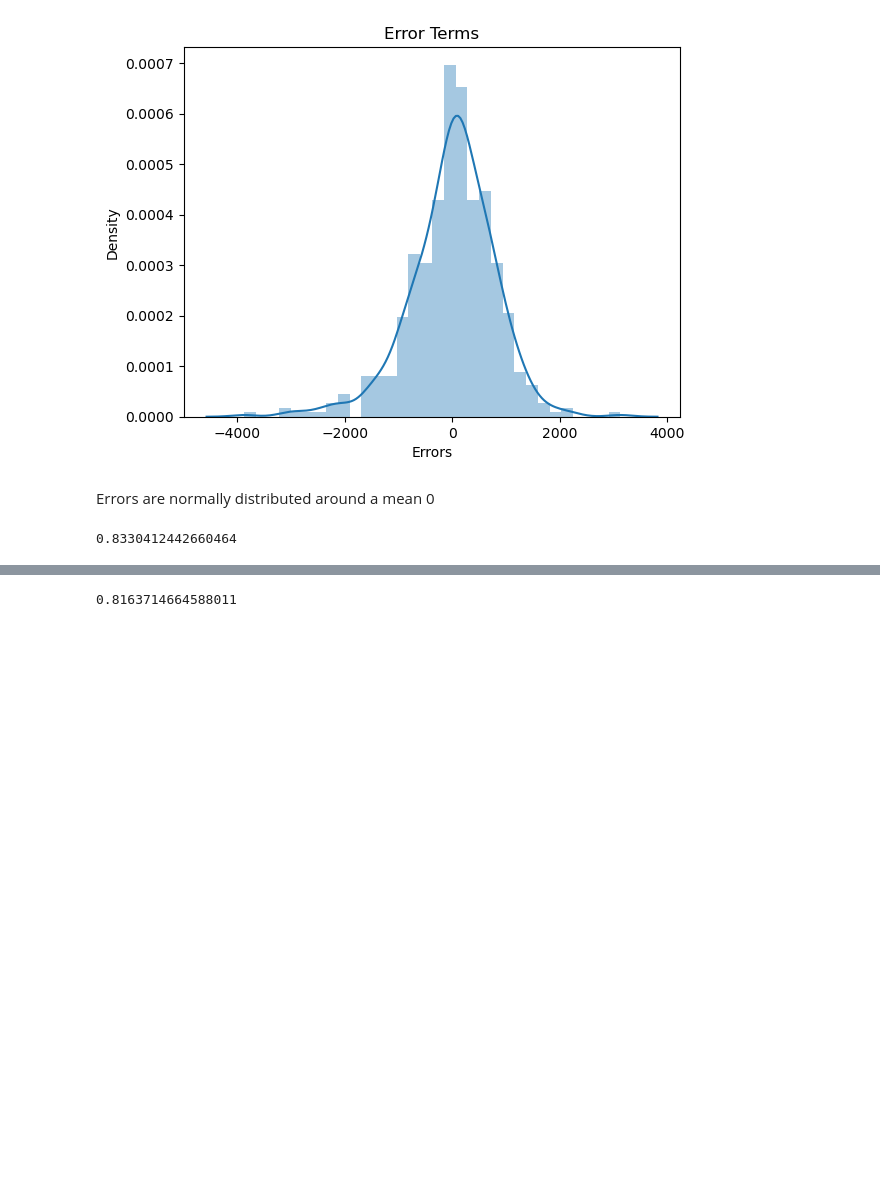
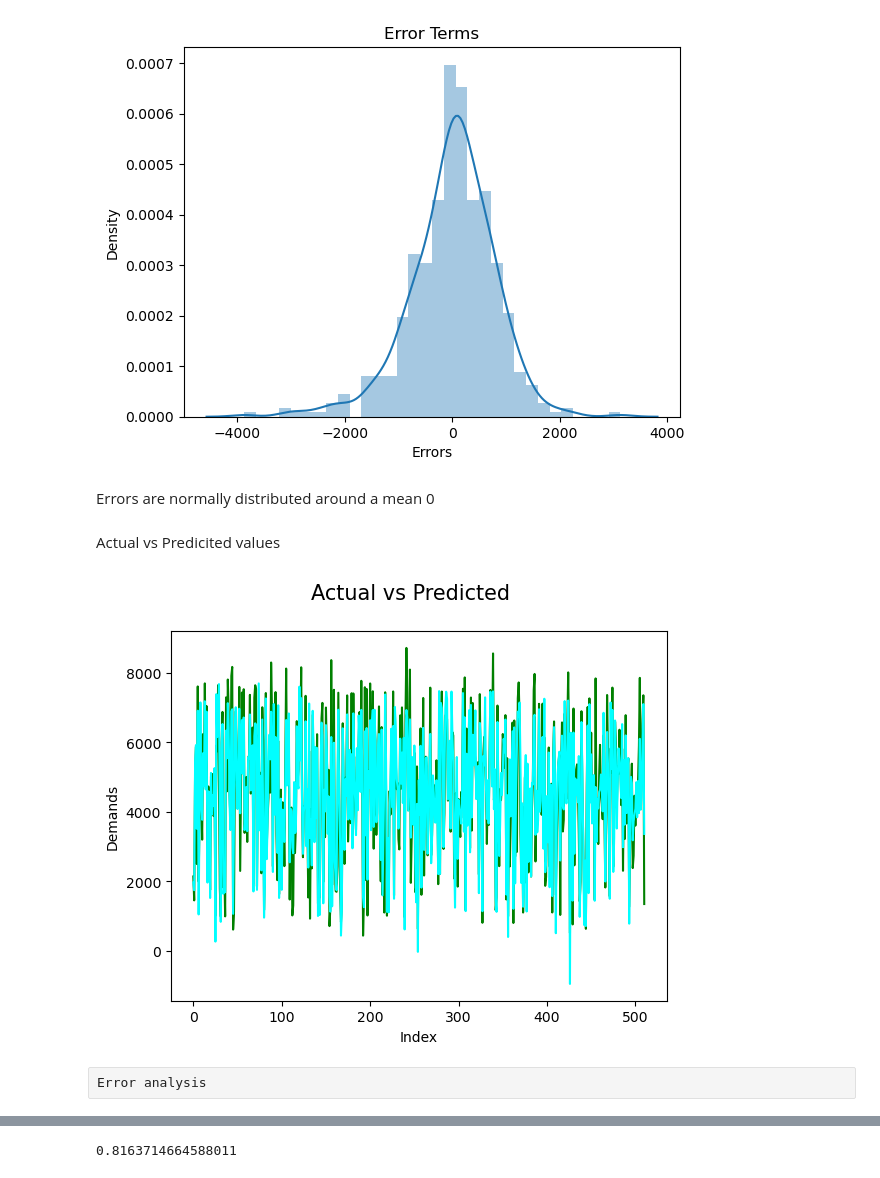
Before and after one commit to howxl/Bike_Sharing_Assignment, a Jupyter notebook: Bike Sharing Assignment.ipynb, the cells around one changed output, grey strips where cells are left out. Saved outputs shown, nothing was run; the diff lists cells and outputs as text; code cells hidden in the pictures; blank space fills up the shorter version.

```diff
--- a/Bike Sharing Assignment.ipynb
+++ b/Bike Sharing Assignment.ipynb
@@ -621,7 +560,17 @@ Text(0.5, 0, 'Errors')
 [figure]
 # %% [markdown]
 Errors are normally distributed around a mean 0
+# %% [markdown]
+Actual vs Predicited values
 # %%
-r2_score(y_train,y_train_pred)
+c = [i for i in range(0,len(X_train),1)]
+plt.plot(c,y_train, color="green")
+plt.plot(c,y_train_pred, color="cyan")
+plt.suptitle('Actual vs Predicted', fontsize = 15)
+plt.xlabel('Index')
+plt.ylabel('Demands')
+plt.show()
 # %% [output]
-0.8330412442660464
+[figure, added]
+# %% [raw]
+Error analysis
```
Also changed, not shown: parts of 24 cells of this notebook, 3 other files.
